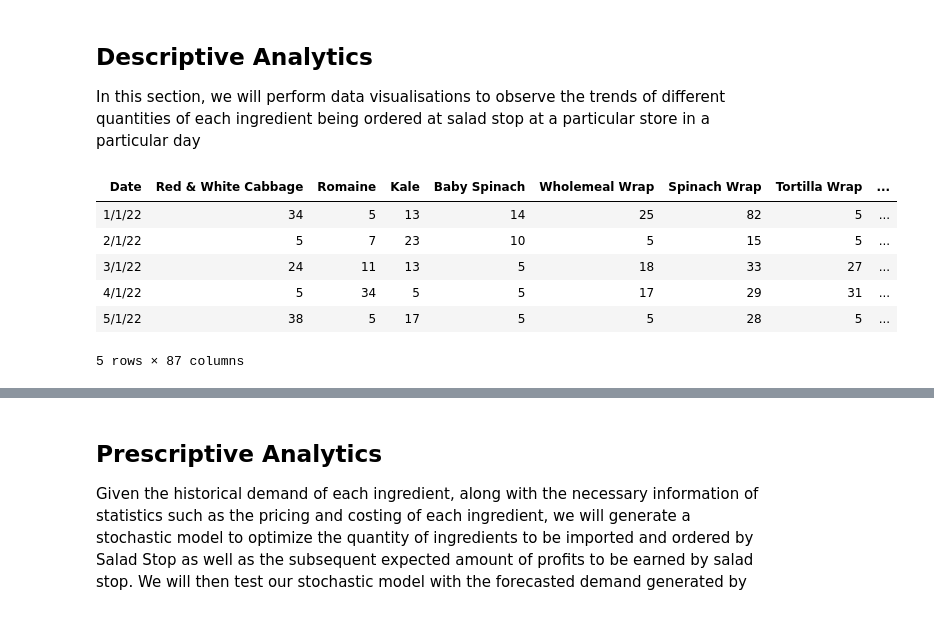
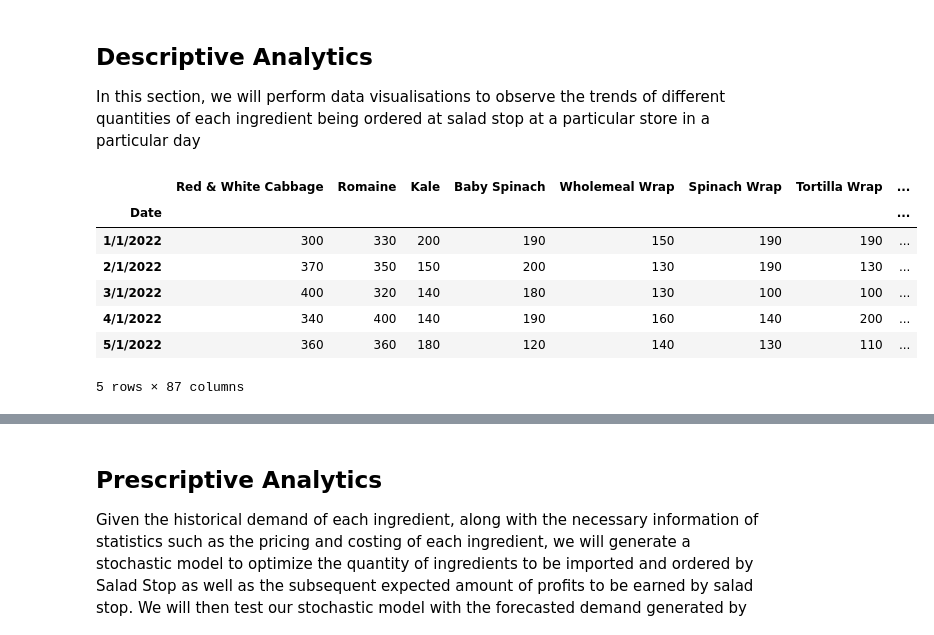
Before and after one commit to qy2000/bc2410-salad-LOP, a Jupyter notebook: ipynb/Ingredient_Order_Optimiser_Source_Code.ipynb, the cells around one changed output, grey strips where cells are left out. Saved outputs shown, nothing was run; the diff lists cells and outputs as text; code cells hidden in the pictures.

```diff
--- a/ipynb/Ingredient_Order_Optimiser_Source_Code.ipynb
+++ b/ipynb/Ingredient_Order_Optimiser_Source_Code.ipynb
@@ -41,18 +41,19 @@ from matplotlib import pyplot
 # %%
 """
 Import dataset and formatting
 """
 
-ingredient_demand = pd.read_csv("../data/demand_menu_2.csv")
-ingredient_demand_transform = ingredient_demand.set_index('Date').T
+ingredient_demand = pd.read_csv("../data/demand.csv", index_col=0)
+ingredient_demand_transform = ingredient_demand.set_index('Date')
 ingredient_demand_transform.head()
 # %% [output]
-| Date | Red & White Cabbage | Romaine | Kale | Baby Spinach | Wholemeal Wrap | Spinach Wrap | Tortilla Wrap | ... |
-| 1/1/22 | 34 | 5 | 13 | 14 | 25 | 82 | 5 | ... |
-| 2/1/22 | 5 | 7 | 23 | 10 | 5 | 15 | 5 | ... |
-| 3/1/22 | 24 | 11 | 13 | 5 | 18 | 33 | 27 | ... |
-| 4/1/22 | 5 | 34 | 5 | 5 | 17 | 29 | 31 | ... |
-| 5/1/22 | 38 | 5 | 17 | 5 | 5 | 28 | 5 | ... |
+|  | Red & White Cabbage | Romaine | Kale | Baby Spinach | Wholemeal Wrap | Spinach Wrap | Tortilla Wrap | ... |
+| Date |  |  |  |  |  |  |  | ... |
+| 1/1/2022 | 300 | 330 | 200 | 190 | 150 | 190 | 190 | ... |
+| 2/1/2022 | 370 | 350 | 150 | 200 | 130 | 190 | 130 | ... |
+| 3/1/2022 | 400 | 320 | 140 | 180 | 130 | 100 | 100 | ... |
+| 4/1/2022 | 340 | 400 | 140 | 190 | 160 | 140 | 200 | ... |
+| 5/1/2022 | 360 | 360 | 180 | 120 | 140 | 130 | 110 | ... |
 5 rows × 87 columns
 # %%
 """
```
Also changed, not shown: parts of 15 cells of this notebook, 2 other files.
